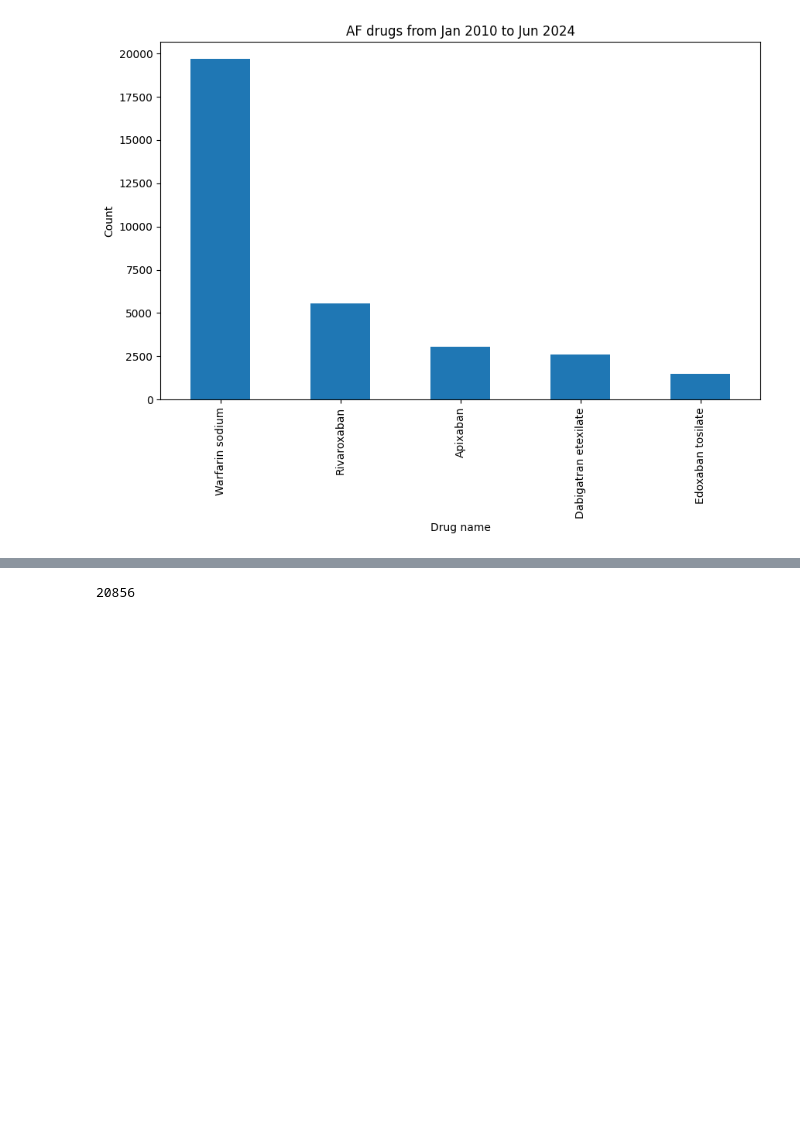
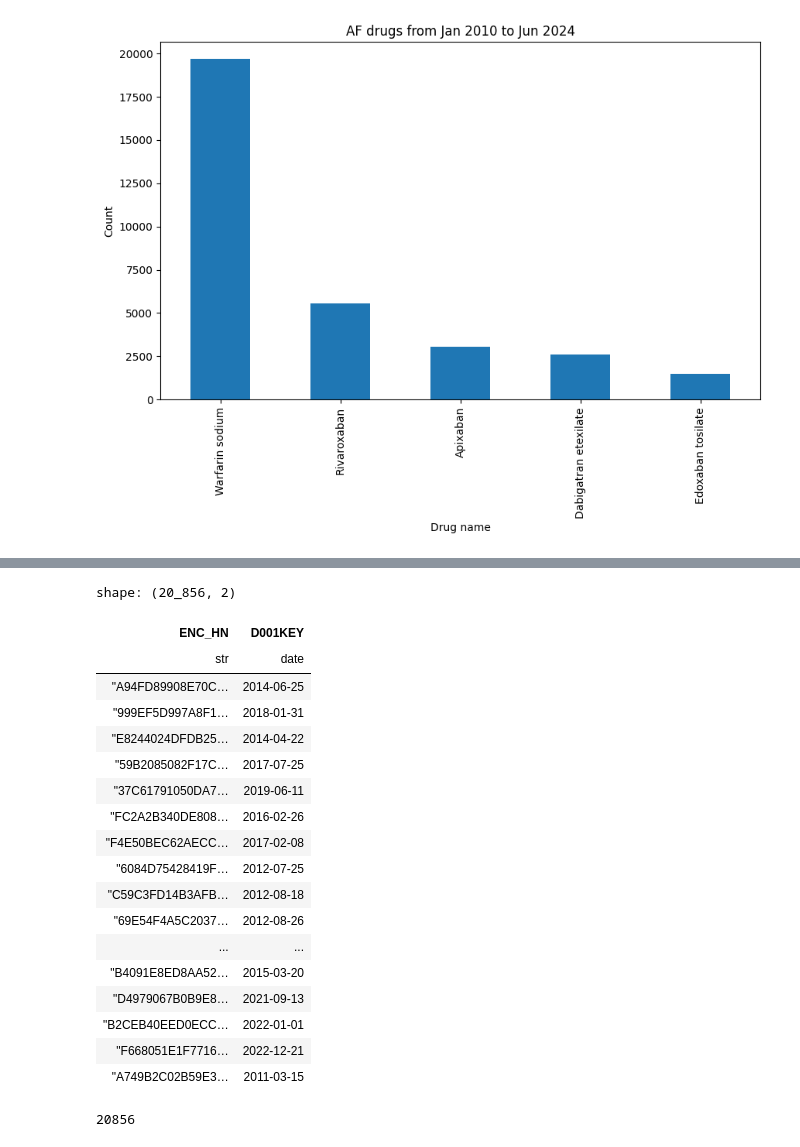
Before and after one commit to CEB-Data-Science-Clinical-Informatics/AF-Stroke-Dementia-Cohorts, a Jupyter notebook: src/identify_af_nooop_2024.ipynb, the cells around one changed output, grey strips where cells are left out. Cells and saved outputs as stored; diff of their text form; code cells hidden in the pictures; blank space fills up the shorter version.

```diff
--- a/src/identify_af_nooop_2024.ipynb
+++ b/src/identify_af_nooop_2024.ipynb
@@ -159,3 +162,27 @@ shape: (194_125, 3)
+# %%
+dx_date_df = dx.group_by('ENC_HN').agg(pl.col('D001KEY').min()) # .filter(pl.col('D001KEY').dt.year() >= 2024)
+dx_date_df.write_csv(r'D:\Prut\Warehouses\src\requests\dx_date_2024.csv')
+dx_date_df
+# %% [output]
+shape: (20_856, 2)
+| ENC_HN | D001KEY |
+| str | date |
+| "A94FD89908E70C… | 2014-06-25 |
+| "999EF5D997A8F1… | 2018-01-31 |
+| "E8244024DFDB25… | 2014-04-22 |
+| "59B2085082F17C… | 2017-07-25 |
+| "37C61791050DA7… | 2019-06-11 |
+| "FC2A2B340DE808… | 2016-02-26 |
+| "F4E50BEC62AECC… | 2017-02-08 |
+| "6084D75428419F… | 2012-07-25 |
+| "C59C3FD14B3AFB… | 2012-08-18 |
+| "69E54F4A5C2037… | 2012-08-26 |
+| ... | ... |
+| "B4091E8ED8AA52… | 2015-03-20 |
+| "D4979067B0B9E8… | 2021-09-13 |
+| "B2CEB40EED0ECC… | 2022-01-01 |
+| "F668051E1F7716… | 2022-12-21 |
+| "A749B2C02B59E3… | 2011-03-15 |
 # %%
 dx['ENC_HN'].n_unique()
 # %% [output]
```
Also changed, not shown: parts of 2 cells of this notebook, 13 other files.
